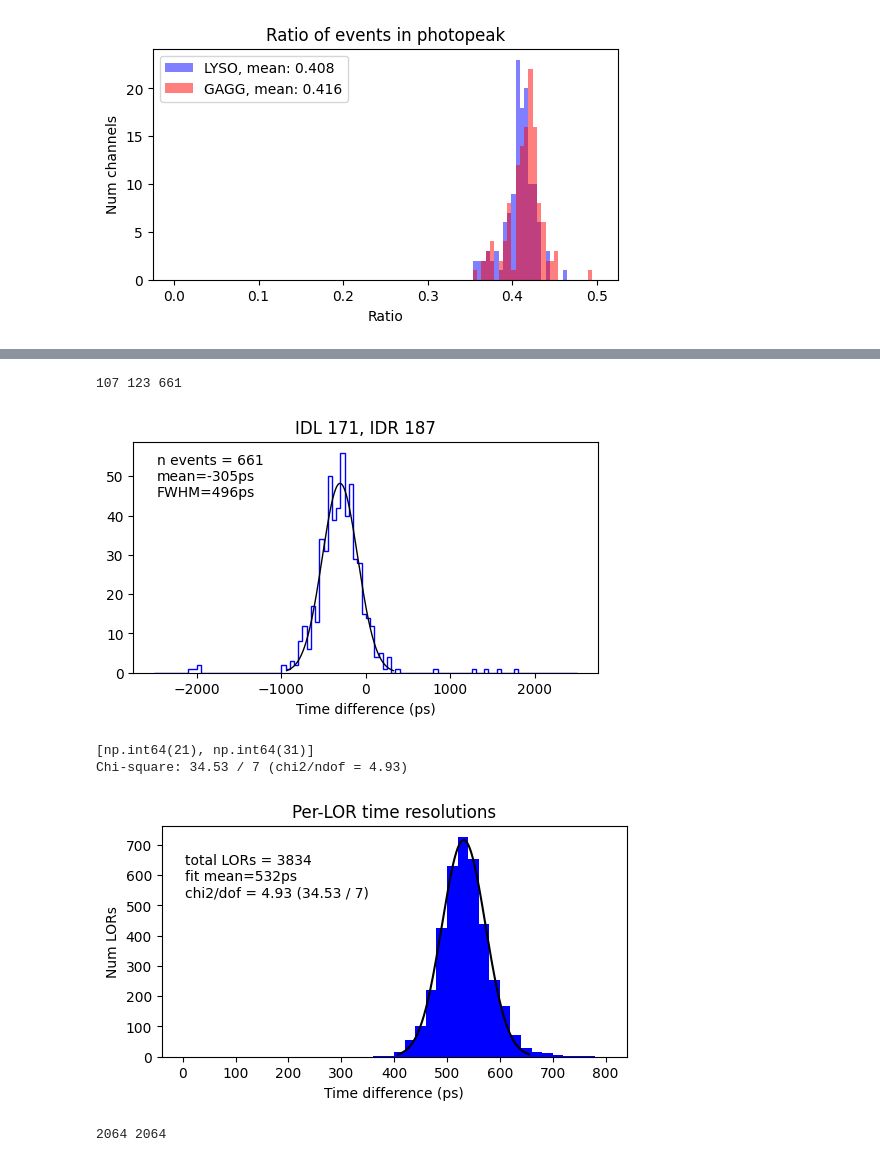
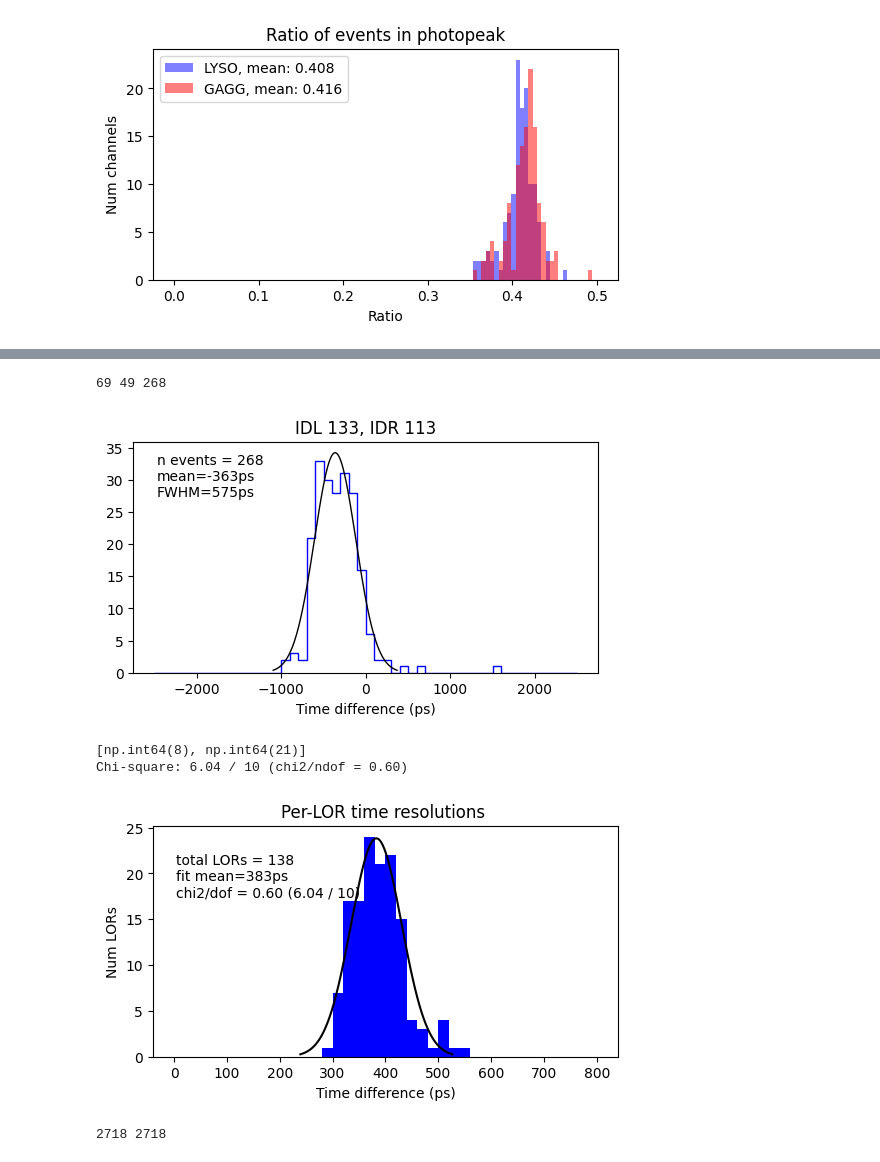
Before and after one commit to chenkale/kalechenPETallcode, a Jupyter notebook: MiniPET/miniPETanalysis.ipynb, the cells around one changed output, grey strips where cells are left out. Saved outputs shown, nothing was run; the diff lists cells and outputs as text; code cells hidden in the pictures.

```diff
--- a/MiniPET/miniPETanalysis.ipynb
+++ b/MiniPET/miniPETanalysis.ipynb
@@ -178,15 +178,25 @@ data_dirs = [
     #'GAGG/GAGGov2.dat',
     #'ctr2.dat'
     #'TPPTmoduletesting/goodT0.dat',
+    #'OldData/PCB3_19-selected/Run118_coinc.dat',
     #'TPPTmoduletesting/goodT1.dat',
-    'TPPTmoduletesting/badT0.dat',
+    #'TPPTmoduletesting/badT0.dat',
+    #'TPPTmoduletesting/badT1.dat',
+    #'TPPTmoduletesting/newT0.dat',
+    #'CTR_new_modules2/withcrystals/10min_highsource_HWtrigon_coinc.dat'
+    #'CTR_new_modules2/withcrystals/10min.dat'
+    #'CTR_new_modules2/withcrystals/ovt1scan_coinc.dat'
+    'TPPTmoduletesting/5min.dat'
 ]
+name = 'badT1'
 names = ['', 'GAGG', 'LYSOov2', 'GAGGov2', 'ctr']
 datas = []
+t0 = 0
 for data_dir in data_dirs:
     print(data_dir)
     df = pd.read_csv(data_dir, header=None, sep = '\t', usecols = [2, 3, 4, 7, 8, 9])
     df.columns = ['TimeL', 'EnergyL', 'IDL', 'TimeR', 'EnergyR', 'IDR']
     df['TimeDiff'] = df['TimeL'] - df['TimeR']
     datas.append(np.asarray(df))
+    t0 = np.min(df['TimeL'])
 # %% [output]
@@ -460,11 +472,11 @@ for data, name in zip(datas_cut, names):
     idr = data_pcut[:, 5] % 128
 
     # For each channel, fit photopeaks and update the mask for ALL events in data_pcut
-    for i in range(0,128):
+    for i in tqdm(range(0,128)):
         # Left channel
         in_channelL = (idl == i)
         if np.sum(in_channelL) > 0:
-            histL, binsL = np.histogram(data_pcut[in_channelL, 1], bins=100, range=(0, 40))
+            histL, binsL = np.histogram(data_pcut[in_channelL, 1], bins=100, range=(0, 50))
             fitL = findPhotopeak(histL, binsL)
             boundsL = [fitL[1] - cutrange * fitL[2], fitL[1] + cutrange * fitL[2]]
             this_maskL = in_channelL & (data_pcut[:, 1] > boundsL[0]) & (data_pcut[:, 1] < boundsL[1])
@@ -472,7 +484,7 @@ for data, name in zip(datas_cut, names):
         # Right channel
         in_channelR = (idr == i)
         if np.sum(in_channelR) > 0:
-            histR, binsR = np.histogram(data_pcut[in_channelR, 4], bins=100, range=(0, 40))
+            histR, binsR = np.histogram(data_pcut[in_channelR, 4], bins=100, range=(0, 50))
             fitR = findPhotopeak(histR, binsR)
             boundsR = [fitR[1] - cutrange * fitR[2], fitR[1] + cutrange * fitR[2]]
             this_maskR = in_channelR & (data_pcut[:, 4] > boundsR[0]) & (data_pcut[:, 4] < boundsR[1])
@@ -490,7 +502,7 @@ print(len(datas_pcut[0]))
 # %%
 # Event counts per LOR
 reldata = datas_pcut
-ctrpopthreshold = 200
+ctrpopthreshold = 150
 plt.figure(figsize=(6, 3))
 for data, color, name in zip(reldata, colors, names):
     eventcounts = np.zeros((128, 128), dtype=np.int32)
@@ -566,7 +578,7 @@ plt.show()
 # %%
 # CTR
+filterfornormalLORs = True
 data = datas_pcut[0]
-
 def gaussian(x, a, b, c):
     return a * np.exp(-(x - b)**2 / (2 * c**2))
 bins = np.linspace(-2500, 2500, 101)
@@ -575,6 +587,8 @@ bincenters = (bins[:-1] + bins[1:]) / 2
 pairs = []
 for i in range(len(eventcounts)):
     for j in range(len(eventcounts[i])):
+        if filterfornormalLORs and (abs(indices[i][0] - indices[j][0]) > 1 or abs(7 - (indices[i][1] + indices[j][1])) > 1):
+            continue
         if eventcounts[i][j] > ctrpopthreshold:
             pairs.append((i, j))
 
@@ -611,7 +677,7 @@ idl, idr = pairs[pairindex]
 lordata = data[(data[:, 2] % 128 == idl) & (data[:, 5] % 128 == idr)]
 print(idl, idr, len(lordata))
 plt.figure(figsize=(6, 3))
-bins = np.linspace(-2500, 2500, 101)
+bins = np.linspace(-2500, 2500, 51)
 bincenters = (bins[:-1] + bins[1:]) / 2
 hist, bins = plt.hist(lordata[:, 6], bins = bins, color = 'blue', histtype = 'step')[0:2]
 popt, _ = curve_fit(gaussian, bincenters, hist, p0=[np.max(hist), bincenters[np.argmax(hist)], 200], bounds = ([0, bincenters[np.argmax(hist)] - 500, 0], [np.inf, bincenters[np.argmax(hist)] + 500, np.inf]))
@@ -622,37 +688,38 @@ plt.title(f'IDL {idl+64}, IDR {idr+64}')
 plt.xlabel('Time difference (ps)')
 plt.show()
 # %% [output]
-107 123 661
+69 49 268
-[figure, old version]
+[figure, new version]
 # %%
 plt.figure(figsize=(6, 3))
 bins = np.linspace(0, 800, 41)
 bincenters = (bins[:-1] + bins[1:]) / 2
 hist = np.histogram(fwhms, bins = bins)[0]
 plt.bar(bincenters, hist, width = bins[1] - bins[0], color = 'blue')
-fittingrange = [np.argmax(hist) - 5, np.argmax(hist) + 5]
+fittingrange = [np.argmax(hist) - 10, np.argmax(hist) + 3]
 print(fittingrange)
 popt, _ = curve_fit(gaussian, bincenters[fittingrange[0]:fittingrange[1]], hist[fittingrange[0]:fittingrange[1]], p0=[np.max(hist), bincenters[np.argmax(hist)], 200])
 plotting_bounds = np.linspace(popt[1] - 3 * popt[2], popt[1] + 3 * popt[2], 1000)
 plt.plot(plotting_bounds, gaussian(plotting_bounds, *popt), color = 'black')
 
 expected = gaussian(bincenters[fittingrange[0]:fittingrange[1]], *popt)
 mask = expected > 0
 chisq = np.sum((hist[fittingrange[0]:fittingrange[1]][mask] - expected[mask])**2 / expected[mask])
 ndof = np.sum(mask) - len(popt)
 print(f"Chi-square: {chisq:.2f} / {ndof} (chi2/ndof = {chisq/ndof:.2f})")
 
 plt.text(0.05, 0.95, f'\ntotal LORs = {len(fwhms)}\nfit mean={round(popt[1])}ps\nchi2/dof = {chisq/ndof:.2f} ({chisq:.2f} / {ndof})', fontsize = 10, transform = plt.gca().transAxes, ha = 'left', va = 'top')
+#plt.text(0.05, 0.95, f'\ntotal LORs = {len(fwhms)}\nfit mean={round(popt[1])}ps', fontsize = 10, transform = plt.gca().transAxes, ha = 'left', va = 'top')
 
-plt.title(f'Per-LOR time resolutions')
+plt.title(f'Per-LOR time resolutions {name}')
 plt.xlabel('Time difference (ps)')
 plt.ylabel('Num LORs')
 #plt.ylim(0, 34.5)
 plt.show()
 # %% [output]
-[np.int64(21), np.int64(31)]
-Chi-square: 34.53 / 7 (chi2/ndof = 4.93)
+[np.int64(8), np.int64(21)]
+Chi-square: 6.04 / 10 (chi2/ndof = 0.60)
-[figure, old version]
+[figure, new version]
 # %%
 numL = 0
 numR = 0
@@ -661,7 +728,7 @@ for n in range(128):
     numR += len(perchannelFWHMsR[n])
 print(numL, numR)
 # %% [output]
-2064 2064
+2718 2718
 # %%
 max_val = 600
 fig, ax = plt.subplots(figsize=(14, 12))
```
Also changed, not shown: parts of 16 cells of this notebook, 7 other files.
